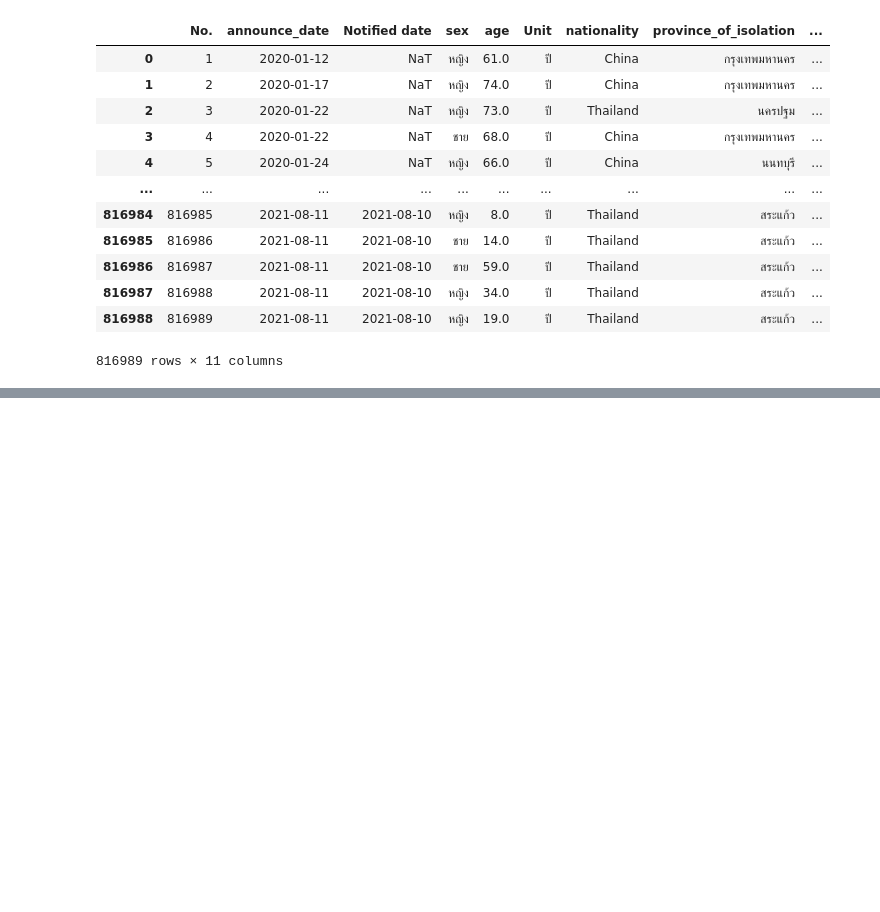
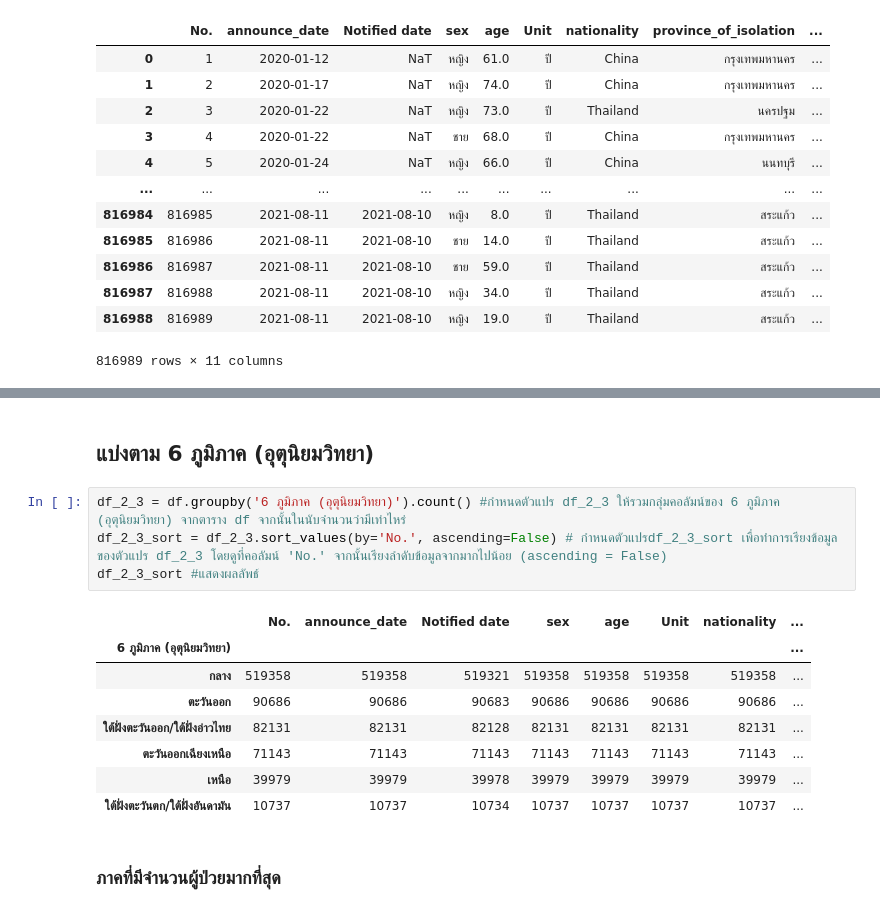
Before and after one commit to Khemapsorn/data_viz_2022, a Jupyter notebook: BasicPython&DataViz_midterm2022.ipynb, the cells around one changed output, grey strips where cells are left out. Drawn from its saved outputs; the diff is of its cells as text; blank space fills up the shorter version.

```diff
--- a/BasicPython&DataViz_midterm2022.ipynb
+++ b/BasicPython&DataViz_midterm2022.ipynb
@@ -196,0 +477,17 @@ this_data
+# %% [markdown]
+## แบ่งตาม 6 ภูมิภาค (อุตุนิยมวิทยา)
+# %%
+df_2_3 = df.groupby('6 ภูมิภาค (อุตุนิยมวิทยา)').count() #กำหนดตัวแปร df_2_3 ให้รวมกลุ่มคอลัมน์ของ 6 ภูมิภาค (อุตุนิยมวิทยา) จากตาราง df จากนั้นในนับจำนวนว่ามีเท่าไหร่
+df_2_3_sort = df_2_3.sort_values(by='No.', ascending=False) # กำหนดตัวแปรdf_2_3_sort เพื่อทำการเรียงข้อมูลของตัวแปร df_2_3 โดยดูที่คอลัมน์ 'No.' จากนั้นเรียงลำดับข้อมูลจากมากไปน้อย (ascending = False)
+df_2_3_sort #แสดงผลลัพธ์
+# %% [output]
+|  | No. | announce_date | Notified date | sex | age | Unit | nationality | ... |
+| 6 ภูมิภาค (อุตุนิยมวิทยา) |  |  |  |  |  |  |  | ... |
+| กลาง | 519358 | 519358 | 519321 | 519358 | 519358 | 519358 | 519358 | ... |
+| ตะวันออก | 90686 | 90686 | 90683 | 90686 | 90686 | 90686 | 90686 | ... |
+| ใต้ฝั่งตะวันออก/ใต้ฝั่งอ่าวไทย | 82131 | 82131 | 82128 | 82131 | 82131 | 82131 | 82131 | ... |
+| ตะวันออกเฉียงเหนือ | 71143 | 71143 | 71143 | 71143 | 71143 | 71143 | 71143 | ... |
+| เหนือ | 39979 | 39979 | 39978 | 39979 | 39979 | 39979 | 39979 | ... |
+| ใต้ฝั่งตะวันตก/ใต้ฝั่งอันดามัน | 10737 | 10737 | 10734 | 10737 | 10737 | 10737 | 10737 | ... |
+# %% [markdown]
+### ภาคที่มีจำนวนผู้ป่วยมากที่สุด
```
Also changed, not shown: parts of 110 cells of this notebook.
